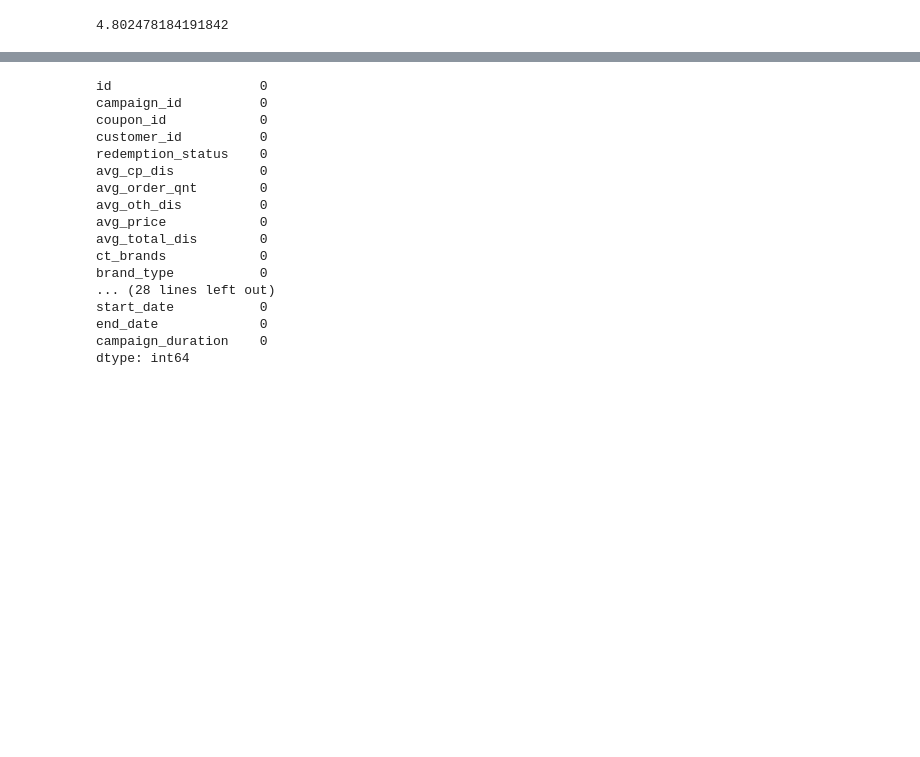
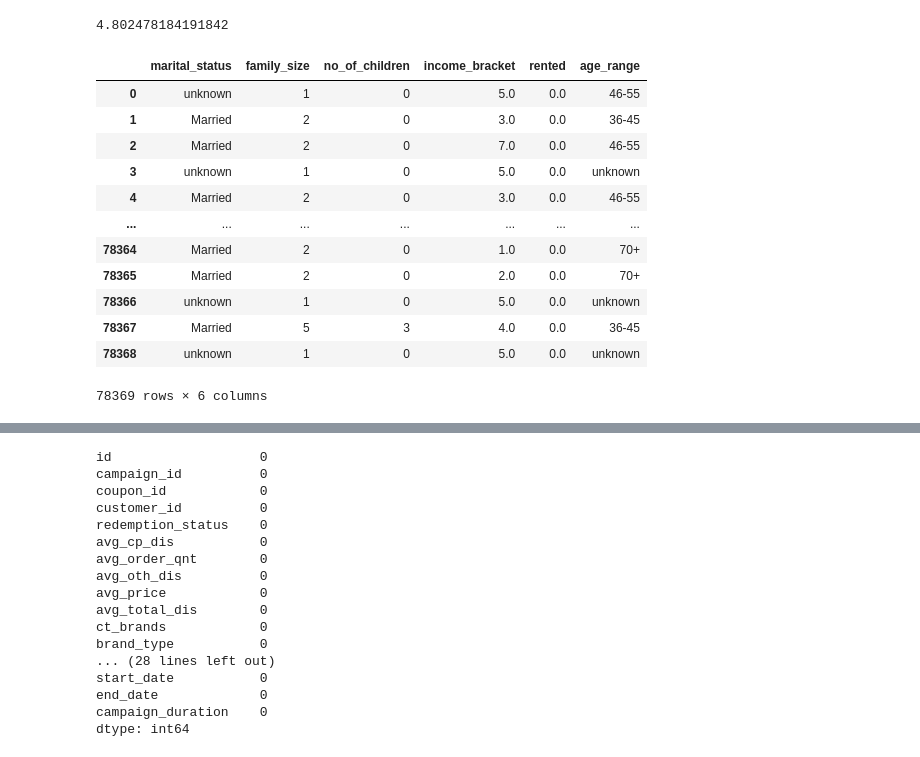
Before and after one commit to nkukadiya89/coupon-redemption-ML, a Jupyter notebook: data_analysis.ipynb, the cells around one changed output, grey strips where cells are left out. Cells and saved outputs as stored; diff of their text form; code cells hidden in the pictures; blank space fills up the shorter version.

```diff
--- a/data_analysis.ipynb
+++ b/data_analysis.ipynb
@@ -1279,2 +1396,2 @@ income_bracke
 # %%
-train_final.fillna({'age_range':'NaN'}, inplace=True)
+train_final.fillna({'age_range':'unknown'}, inplace=True)
@@ -1286,3 +1409,3 @@ fillNaN_values ={'age_range':'NaN'}
 # %%
-train_final.fillna({'marital_status':'NaN'}, inplace=True)
+train_final.fillna({'marital_status':'unknown'}, inplace=True)
 # %%
@@ -1292,2 +1412,0 @@ fillNaN_values['marital_status']='NaN'
-# %%
-train_final.fillna({'no_of_children':'NaN'}, inplace=True)
@@ -1304,3 +1453,3 @@ fillNaN_values['rented']=0
 # %%
-train_final.fillna({'no_of_children':0},inplace=True)
+train_final.fillna({'no_of_children':'0'},inplace=True)
 # %%
@@ -1323,0 +1467,16 @@ fillNaN_values['family_size']='1'
+# %%
+train_final[['marital_status', 'family_size', 'no_of_children','income_bracket','rented','age_range']]
+# %% [output]
+|  | marital_status | family_size | no_of_children | income_bracket | rented | age_range |
+| 0 | unknown | 1 | 0 | 5.0 | 0.0 | 46-55 |
+| 1 | Married | 2 | 0 | 3.0 | 0.0 | 36-45 |
+| 2 | Married | 2 | 0 | 7.0 | 0.0 | 46-55 |
+| 3 | unknown | 1 | 0 | 5.0 | 0.0 | unknown |
+| 4 | Married | 2 | 0 | 3.0 | 0.0 | 46-55 |
+| ... | ... | ... | ... | ... | ... | ... |
+| 78364 | Married | 2 | 0 | 1.0 | 0.0 | 70+ |
+| 78365 | Married | 2 | 0 | 2.0 | 0.0 | 70+ |
+| 78366 | unknown | 1 | 0 | 5.0 | 0.0 | unknown |
+| 78367 | Married | 5 | 3 | 4.0 | 0.0 | 36-45 |
+| 78368 | unknown | 1 | 0 | 5.0 | 0.0 | unknown |
+78369 rows × 6 columns
```
Also changed, not shown: parts of 108 cells of this notebook.
